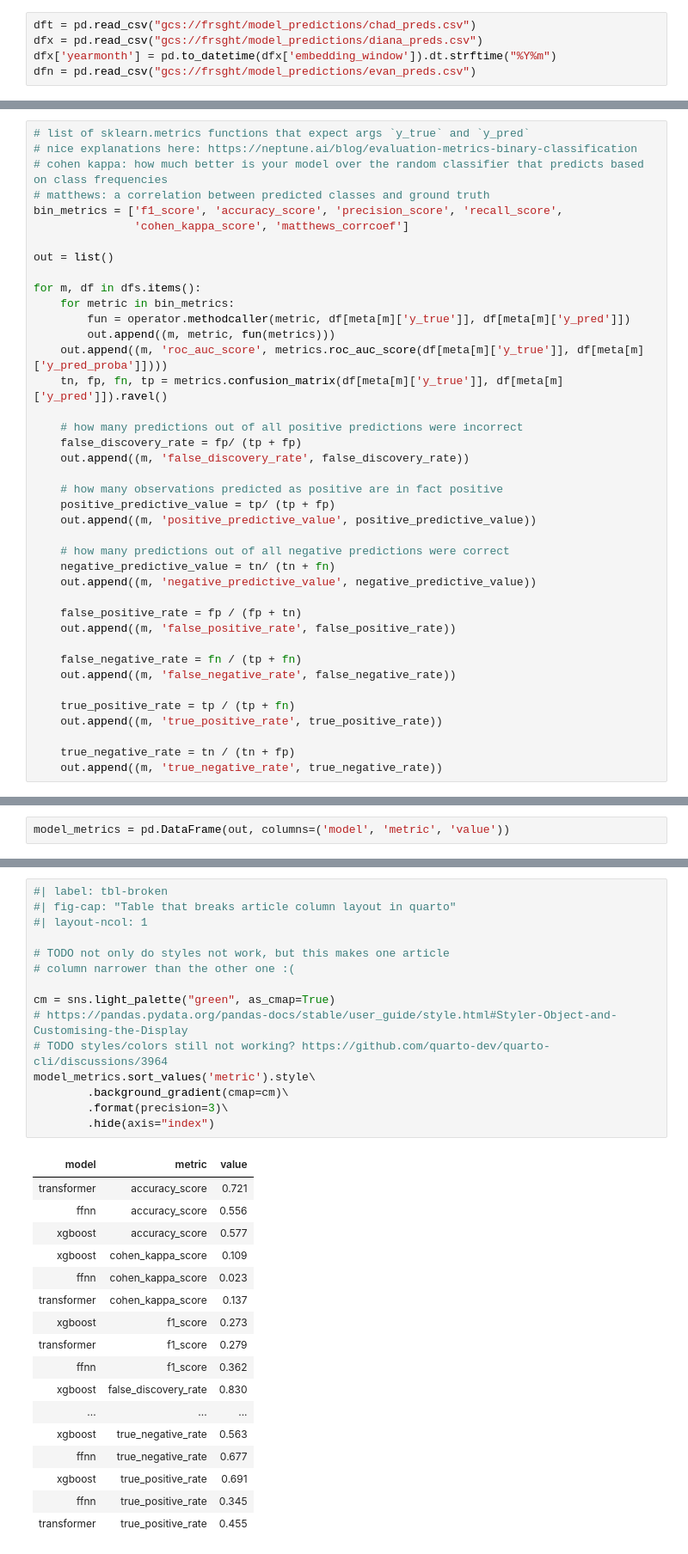
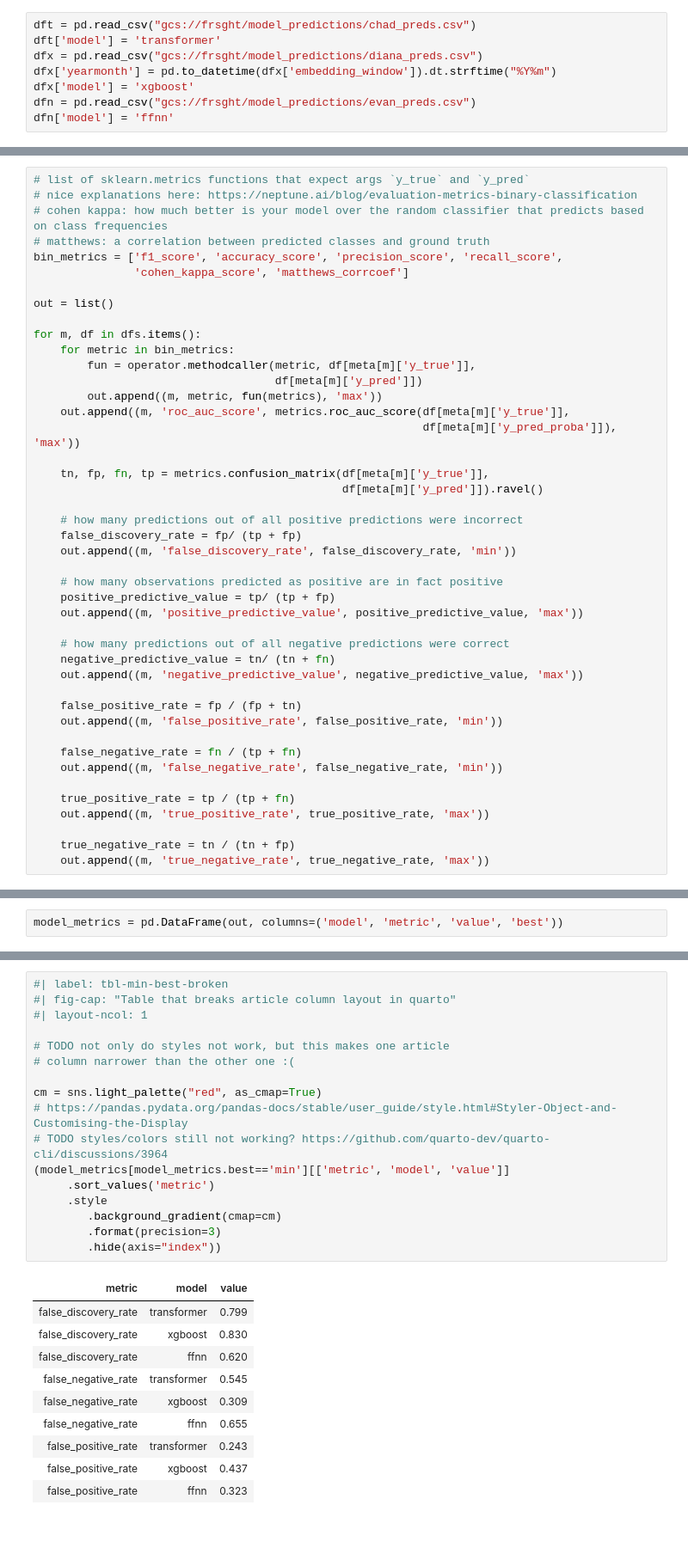
Before and after one commit to ewheeler/foresight, a Jupyter notebook: docs/hes_final/figs.ipynb, the cells around one changed output, grey strips where cells are left out. Shown at 86% size. Cells and saved outputs as stored; diff of their text form; blank space fills up the shorter version.

Commit message:
separate metrics where max is best vs min

```diff
--- a/docs/hes_final/figs.ipynb
+++ b/docs/hes_final/figs.ipynb
@@ -19,5 +21,8 @@ meta = {'transformer': {'path': 'gcs://frsght/model_predictions/chad_preds.csv',
 # %%
 dft = pd.read_csv("gcs://frsght/model_predictions/chad_preds.csv")
+dft['model'] = 'transformer'
 dfx = pd.read_csv("gcs://frsght/model_predictions/diana_preds.csv")
 dfx['yearmonth'] = pd.to_datetime(dfx['embedding_window']).dt.strftime("%Y%m")
+dfx['model'] = 'xgboost'
 dfn = pd.read_csv("gcs://frsght/model_predictions/evan_preds.csv")
+dfn['model'] = 'ffnn'
@@ -61,31 +105,35 @@ out = list()
 
 for m, df in dfs.items():
     for metric in bin_metrics:
-        fun = operator.methodcaller(metric, df[meta[m]['y_true']], df[meta[m]['y_pred']])
-        out.append((m, metric, fun(metrics)))
-    out.append((m, 'roc_auc_score', metrics.roc_auc_score(df[meta[m]['y_true']], df[meta[m]['y_pred_proba']])))
-    tn, fp, fn, tp = metrics.confusion_matrix(df[meta[m]['y_true']], df[meta[m]['y_pred']]).ravel()
+        fun = operator.methodcaller(metric, df[meta[m]['y_true']],
+                                    df[meta[m]['y_pred']])
+        out.append((m, metric, fun(metrics), 'max'))
+    out.append((m, 'roc_auc_score', metrics.roc_auc_score(df[meta[m]['y_true']],
+                                                          df[meta[m]['y_pred_proba']]), 'max'))
+
+    tn, fp, fn, tp = metrics.confusion_matrix(df[meta[m]['y_true']],
+                                              df[meta[m]['y_pred']]).ravel()
 
     # how many predictions out of all positive predictions were incorrect
     false_discovery_rate = fp/ (tp + fp)
-    out.append((m, 'false_discovery_rate', false_discovery_rate))
+    out.append((m, 'false_discovery_rate', false_discovery_rate, 'min'))
 
     # how many observations predicted as positive are in fact positive
     positive_predictive_value = tp/ (tp + fp)
-    out.append((m, 'positive_predictive_value', positive_predictive_value))
+    out.append((m, 'positive_predictive_value', positive_predictive_value, 'max'))
 
     # how many predictions out of all negative predictions were correct
     negative_predictive_value = tn/ (tn + fn)
-    out.append((m, 'negative_predictive_value', negative_predictive_value))
+    out.append((m, 'negative_predictive_value', negative_predictive_value, 'max'))
 
     false_positive_rate = fp / (fp + tn)
-    out.append((m, 'false_positive_rate', false_positive_rate))
+    out.append((m, 'false_positive_rate', false_positive_rate, 'min'))
 
     false_negative_rate = fn / (tp + fn)
-    out.append((m, 'false_negative_rate', false_negative_rate))
+    out.append((m, 'false_negative_rate', false_negative_rate, 'min'))
 
     true_positive_rate = tp / (tp + fn)
-    out.append((m, 'true_positive_rate', true_positive_rate))
+    out.append((m, 'true_positive_rate', true_positive_rate, 'max'))
 
     true_negative_rate = tn / (tn + fp)
-    out.append((m, 'true_negative_rate', true_negative_rate))
+    out.append((m, 'true_negative_rate', true_negative_rate, 'max'))
@@ -92,2 +145,2 @@ for m, df in dfs.items():
 # %%
-model_metrics = pd.DataFrame(out, columns=('model', 'metric', 'value'))
+model_metrics = pd.DataFrame(out, columns=('model', 'metric', 'value', 'best'))
@@ -94,33 +175,28 @@ model_metrics = pd.DataFrame(out, columns=('model', 'metric', 'value'))
 # %%
-#| label: tbl-broken
+#| label: tbl-min-best-broken
 #| fig-cap: "Table that breaks article column layout in quarto"
 #| layout-ncol: 1
 
 # TODO not only do styles not work, but this makes one article
 # column narrower than the other one :(
 
-cm = sns.light_palette("green", as_cmap=True)
+cm = sns.light_palette("red", as_cmap=True)
 # https://pandas.pydata.org/pandas-docs/stable/user_guide/style.html#Styler-Object-and-Customising-the-Display
 # TODO styles/colors still not working? https://github.com/quarto-dev/quarto-cli/discussions/3964
-model_metrics.sort_values('metric').style\
-        .background_gradient(cmap=cm)\
-        .format(precision=3)\
-        .hide(axis="index")
+(model_metrics[model_metrics.best=='min'][['metric', 'model', 'value']]
+     .sort_values('metric')
+     .style
+        .background_gradient(cmap=cm)
+        .format(precision=3)
+        .hide(axis="index"))
 # %% [output]
-| model | metric | value |
-| transformer | accuracy_score | 0.721 |
-| ffnn | accuracy_score | 0.556 |
-| xgboost | accuracy_score | 0.577 |
-| xgboost | cohen_kappa_score | 0.109 |
-| ffnn | cohen_kappa_score | 0.023 |
-| transformer | cohen_kappa_score | 0.137 |
-| xgboost | f1_score | 0.273 |
-| transformer | f1_score | 0.279 |
-| ffnn | f1_score | 0.362 |
-| xgboost | false_discovery_rate | 0.830 |
-| ... | ... | ... |
-| xgboost | true_negative_rate | 0.563 |
-| ffnn | true_negative_rate | 0.677 |
-| xgboost | true_positive_rate | 0.691 |
-| ffnn | true_positive_rate | 0.345 |
-| transformer | true_positive_rate | 0.455 |
+| metric | model | value |
+| false_discovery_rate | transformer | 0.799 |
+| false_discovery_rate | xgboost | 0.830 |
+| false_discovery_rate | ffnn | 0.620 |
+| false_negative_rate | transformer | 0.545 |
+| false_negative_rate | xgboost | 0.309 |
+| false_negative_rate | ffnn | 0.655 |
+| false_positive_rate | transformer | 0.243 |
+| false_positive_rate | xgboost | 0.437 |
+| false_positive_rate | ffnn | 0.323 |
```
Also changed, not shown: parts of 11 cells of this notebook, 1 other file.
